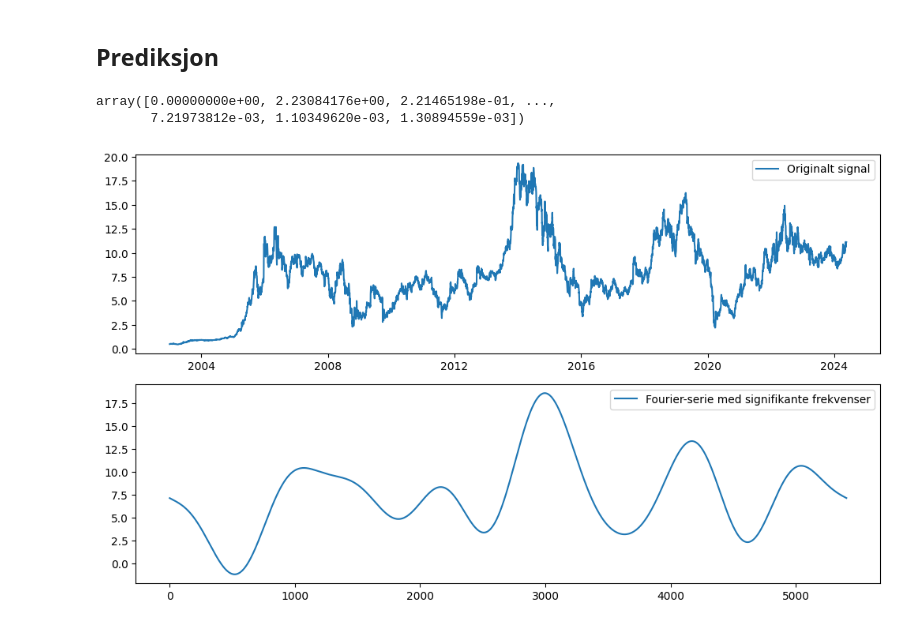
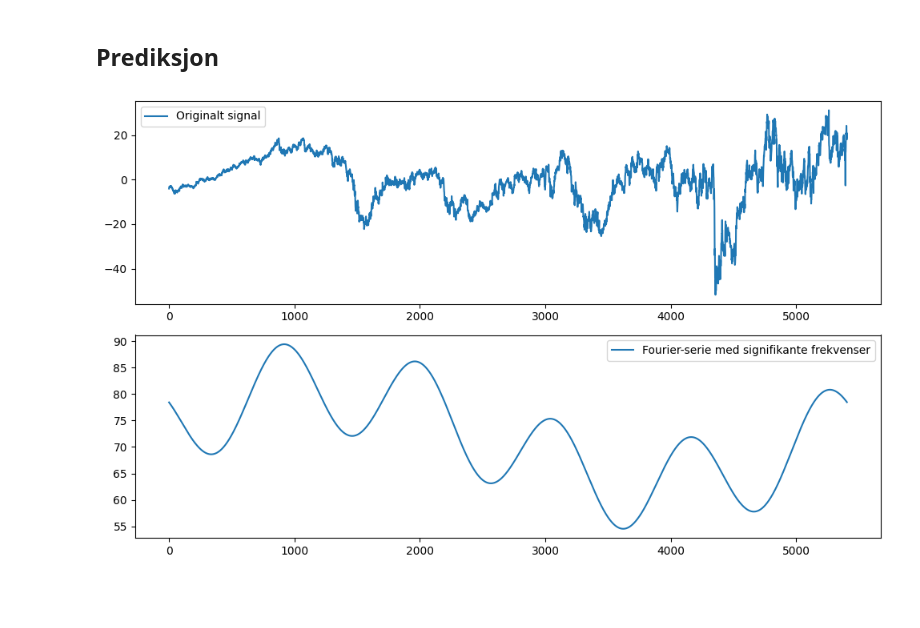
Before and after one commit to TeodorRusKvi/School-projects, a Jupyter notebook: DNO_analyse.ipynb, the cells around one changed output. Saved outputs shown, nothing was run; the diff lists cells and outputs as text; code cells hidden in the pictures; blank space fills up the shorter version.

```diff
--- a/DNO_analyse.ipynb
+++ b/DNO_analyse.ipynb
@@ -7,7 +7,7 @@ from numpy.fft import fft, ifft, fftfreq
 from scipy.signal import find_peaks
 import pandas as pd
 # %%
-data = yf.download('DNO.OL', start='2003-01-01', end='2024-05-22')['Adj Close']
+data = yf.download('DNB.OL', start='2003-01-01', end='2024-05-22')['Adj Close']
 df = pd.DataFrame(data)
 # %% [output]
 [*********************100%%**********************]  1 of 1 completed
@@ -16,2 +31,5 @@ df.rename(columns={'Adj Close': 'adj_close'}, inplace=True)
 # %% [markdown]
 ## Setting parameters
+# %%
+data = df['adj_close'].to_numpy()
+len(data)
@@ -22,14 +47,17 @@ import matplotlib.pyplot as plt
 from sklearn.linear_model import LinearRegression
 
 # Uavhengig variabel (tidsindeks)
-time = np.arange(len(df)).reshape(-1, 1)
+time = np.arange(len(df)).reshape(-1, 1).flatten()
 
-# Opprett og tren modellen
-model = LinearRegression()
-model.fit(time, data)
+# initial_guess = (1, 0.01, df['adj_close'].min())
 
-# Prediker trend
-trend = model.predict(time)
+popt, _ = curve_fit(polynomial, time, data)
+
+# Predicted trend
+trend = polynomial(time, *popt)
+
+# # Prediker trend
+# trend = model.predict(time)
 
 plt.figure(figsize=(14, 7))
 plt.plot(df.index, df['adj_close'], label='Adjusted Close Price')
@@ -154,14 +160,19 @@ def fit_sin(n, data, complex_func, period):
 # %%
-def create_fourier_series(f_oneside, X_oneside, data, n, threshold):
+def create_fourier_series(data, X_oneside, f_oneside, antall_amp):
     # Calculate amplitudes and phases
     amplitudes = np.abs(X_oneside)
     phases = np.angle(X_oneside)
 
-    # Determine significant frequencies based on the threshold
-    significant_indices = amplitudes > threshold
-    significant_freqs = f_oneside[significant_indices]
-    significant_amps = amplitudes[significant_indices]
-    significant_phases = phases[significant_indices]
+    # Sort the amplitudes in descending order and get the indices
+    sorted_indices = np.argsort(amplitudes)[::-1]
+
+    # Select the top n amplitudes
+    top_indices = sorted_indices[:antall_amp]
+
+    # Get the corresponding frequencies, amplitudes, and phases
+    top_freqs = f_oneside[top_indices]
+    top_amps = amplitudes[top_indices]
+    top_phases = phases[top_indices]
 
     # Calculate the mean offset of the data
     offset = np.mean(data)
@@ -169,8 +180,8 @@ def create_fourier_series(f_oneside, X_oneside, data, n, threshold):
     # Initialize the Fourier series with the offset
     fourier_series = np.full(len(data), offset, dtype=np.complex128)
 
-    # Add significant frequency components to the Fourier series
-    for freq, amp, phase in zip(significant_freqs, significant_amps, significant_phases):
+    # Add the top n frequency components to the Fourier series
+    for freq, amp, phase in zip(top_freqs, top_amps, top_phases):
         t = np.arange(len(data))
         cosine_component = amp * np.cos(2 * np.pi * freq * t + phase)
         sine_component = amp * np.sin(2 * np.pi * freq * t + phase)
@@ -332,27 +400,22 @@ Perioden mellom topper: 1033
 # %% [markdown]
 ## Prediksjon
-# %%
-amplitudes
-# %% [output]
-array([0.00000000e+00, 2.23084176e+00, 2.21465198e-01, ...,
-       7.21973812e-03, 1.10349620e-03, 1.30894559e-03])
 # %%
-fourier_series = create_fourier_series(f_oneside, X_oneside, data, n, 1)
+fourier_series = create_fourier_series(data, X_oneside, f_oneside, 2)
 
 # Plot det opprinnelige signalet og Fourier-serien
 plt.figure(figsize=(10, 6))
 plt.subplot(2, 1, 1)
-plt.plot(data, label='Originalt signal')
+plt.plot(data_without_dc, label='Originalt signal')
 plt.legend()
 
 plt.subplot(2, 1, 2)
 plt.plot(fourier_series, label='Fourier-serie med signifikante frekvenser')
 plt.legend()
 
 plt.tight_layout()
 plt.show()
 # %% [output]
-[figure, old version]
+[figure, new version]
 # %%
 deseasoned = detrend - fitted_sin
 
```
Also changed, not shown: parts of 21 cells of this notebook.
